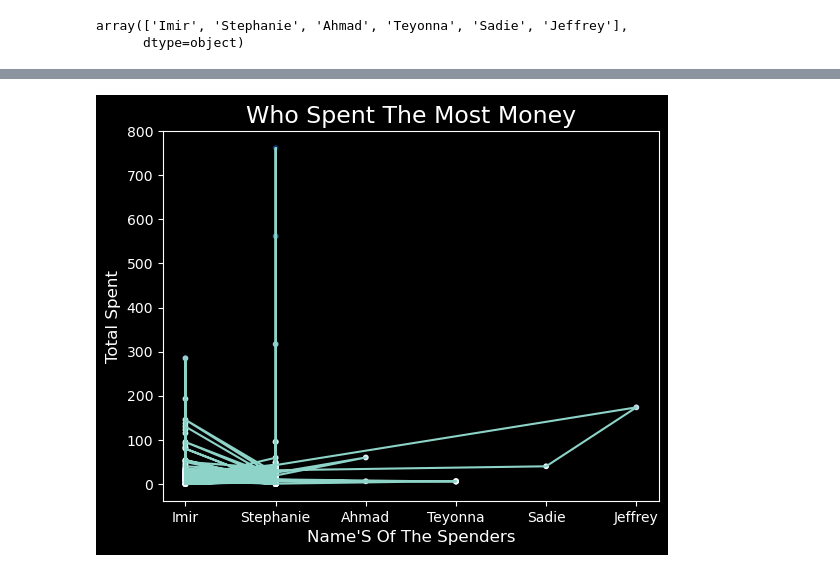
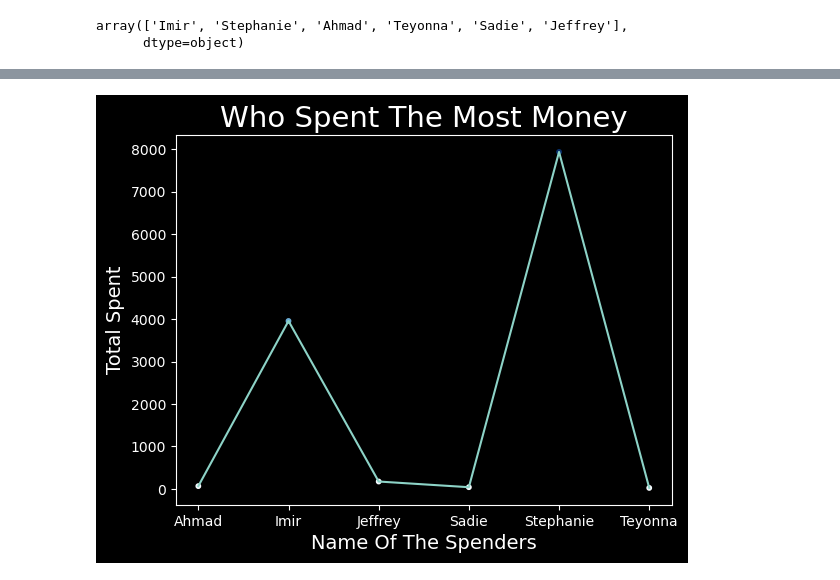
Before and after one commit to imirransom7/Amazon-Order-History, a Jupyter notebook: imir_amazon_order_history/orders.ipynb, the cells around one changed output, grey strips where cells are left out. Saved outputs shown, nothing was run; the diff lists cells and outputs as text; code cells hidden in the pictures.

```diff
--- a/imir_amazon_order_history/orders.ipynb
+++ b/imir_amazon_order_history/orders.ipynb
@@ -147,15 +180,15 @@ overall_sum
 # %%
-x = df['Name']
-y = df['Total Owed']
+x = sorted(df['Name'].unique())
+y = overall_sum['Total Owed']
 plt.style.use('dark_background')
 fig, ax = plt.subplots()
 ax.scatter(x, y, c=y, cmap=plt.cm.Blues, s=10)
-ax.set_title('who spent the most money'.title(), fontsize=17)
-ax.set_xlabel("name's of the spenders".title(), fontsize=12)
-ax.set_ylabel('total spent'.title(), fontsize=12)
+ax.set_title('who spent the most money'.title(), fontsize=21)
+ax.set_xlabel("name of the spenders".title(), fontsize=14)
+ax.set_ylabel('total spent'.title(), fontsize=14)
 
 
 plt.plot(x, y)
 plt.show()
 # %% [output]
-[figure, old version]
+[figure, new version]
```
Also changed, not shown: parts of 5 cells of this notebook, 1 other file.
